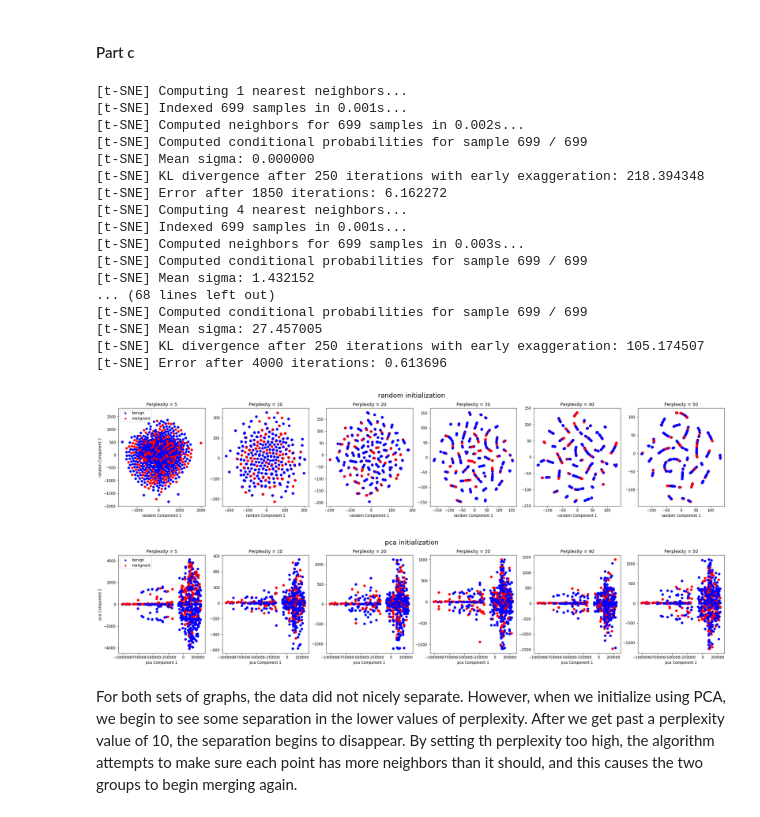
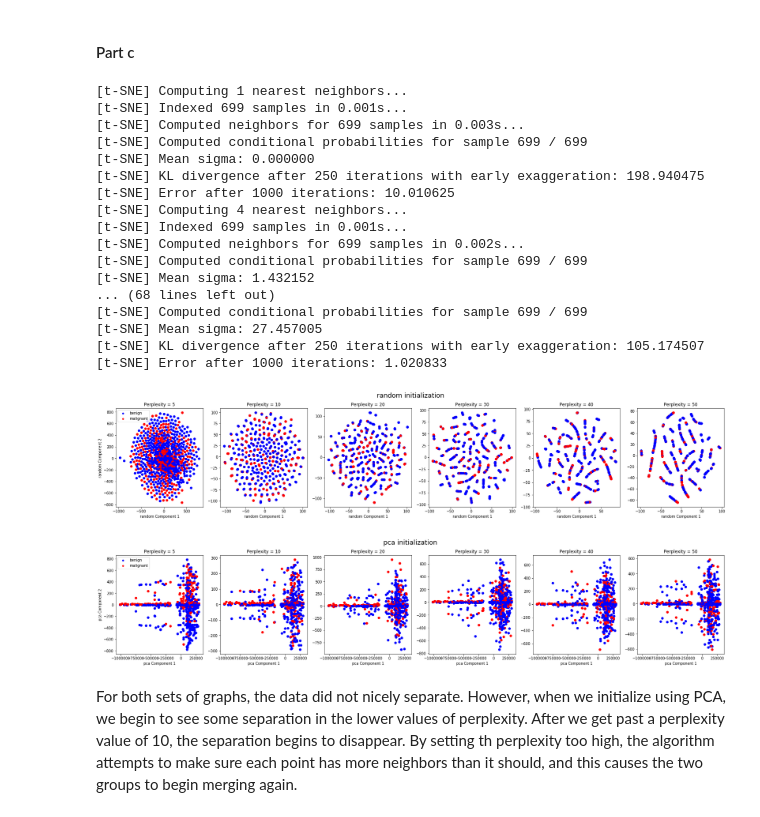
Before and after one commit to brucetony/VisComp, a Jupyter notebook: vclsi-3-Schultz-Ibarra.ipynb, the cells around one changed output. Saved outputs shown, nothing was run; the diff lists cells and outputs as text; code cells hidden in the pictures.

Commit message:
Alter outlier function to use median

```diff
--- a/vclsi-3-Schultz-Ibarra.ipynb
+++ b/vclsi-3-Schultz-Ibarra.ipynb
@@ -128,42 +127,43 @@ for j in range(len(initiate)):
     ax[0].legend(handles=legend_ele, loc='upper left')
     fig.suptitle("{} initialization".format(initiate[j]), x=0.5, y=1.0, fontsize=18)
     for i in range(len(perplexities)):
-        tsne_comps = tsne_reduction(bc_data, perp=i, initial=initiate[j], num_iter=4000)
+        tsne_comps = tsne_reduction(bc_data, perp=i, initial=initiate[j], num_iter=1000)
 
         # Remove outliers to allow us to see clusters/trends
-        tsne_comps = remove_outliers(tsne_comps, within_std=3)
+        #tsne_comps = remove_outliers(tsne_comps, within_std=3) # Uses zscore
+        tsne_comps = tsne_comps[tsne_comps.apply(lambda x: np.abs(x - x.median()) / x.std() < 3).all(axis=1)] # Median
 
         # Add data to our tsne dataframe
         bc_data_tsne['{}_Perp{}_Component 1'.format(initiate[j], perplexities[i])] = tsne_comps['Component 1']
         bc_data_tsne['{}_Perp{}_Component 2'.format(initiate[j], perplexities[i])] = tsne_comps['Component 2']
 
         # Create graphs
         ax[i].set_title("Perplexity = {}".format(perplexities[i]))
         ax[i].scatter(bc_data_tsne['{}_Perp{}_Component 1'.format(initiate[j], perplexities[i])], \
                       bc_data_tsne['{}_Perp{}_Component 2'.format(initiate[j], perplexities[i])]\
                       , color=colors, label=labels)
         ax[i].set_xlabel("{} Component 1".format(initiate[j]))
         if i == 0:
             ax[i].set_ylabel("{} Component 2".format(initiate[j]))
 # %% [output]
 [t-SNE] Computing 1 nearest neighbors...
 [t-SNE] Indexed 699 samples in 0.001s...
-[t-SNE] Computed neighbors for 699 samples in 0.002s...
+[t-SNE] Computed neighbors for 699 samples in 0.003s...
 [t-SNE] Computed conditional probabilities for sample 699 / 699
 [t-SNE] Mean sigma: 0.000000
-[t-SNE] KL divergence after 250 iterations with early exaggeration: 218.394348
-[t-SNE] Error after 1850 iterations: 6.162272
+[t-SNE] KL divergence after 250 iterations with early exaggeration: 198.940475
+[t-SNE] Error after 1000 iterations: 10.010625
 [t-SNE] Computing 4 nearest neighbors...
 [t-SNE] Indexed 699 samples in 0.001s...
-[t-SNE] Computed neighbors for 699 samples in 0.003s...
+[t-SNE] Computed neighbors for 699 samples in 0.002s...
 [t-SNE] Computed conditional probabilities for sample 699 / 699
 [t-SNE] Mean sigma: 1.432152
 ... (68 lines left out)
 [t-SNE] Computed conditional probabilities for sample 699 / 699
 [t-SNE] Mean sigma: 27.457005
 [t-SNE] KL divergence after 250 iterations with early exaggeration: 105.174507
-[t-SNE] Error after 4000 iterations: 0.613696
+[t-SNE] Error after 1000 iterations: 1.020833
-[figure, old version]
+[figure, new version]
-[figure, old version]
+[figure, new version]
 # %% [markdown]
 For both sets of graphs, the data did not nicely separate. However, when we initialize using PCA, we begin to see some separation in the lower values of perplexity. After we get past a perplexity value of 10, the separation begins to disappear. By setting th perplexity too high, the algorithm attempts to make sure each point has more neighbors than it should, and this causes the two groups to begin merging again.
```
Also changed, not shown: parts of 1 cell of this notebook, 1 other file.
